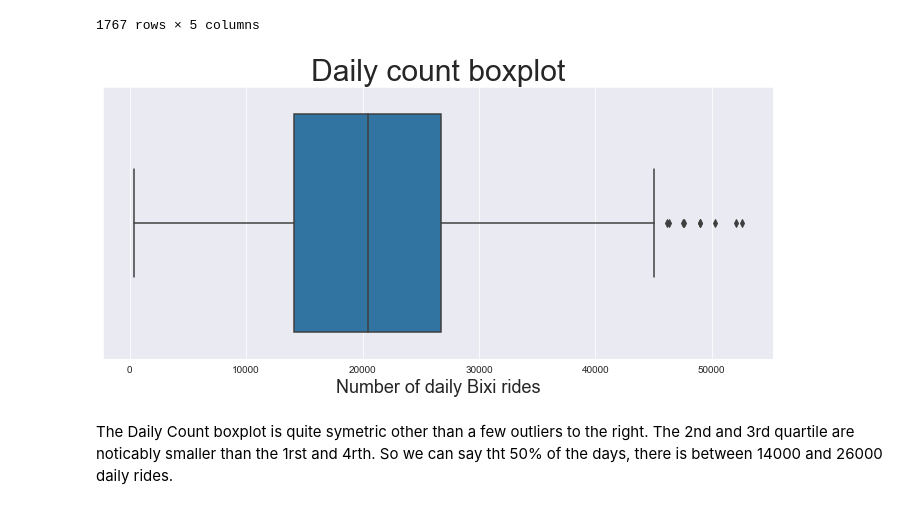
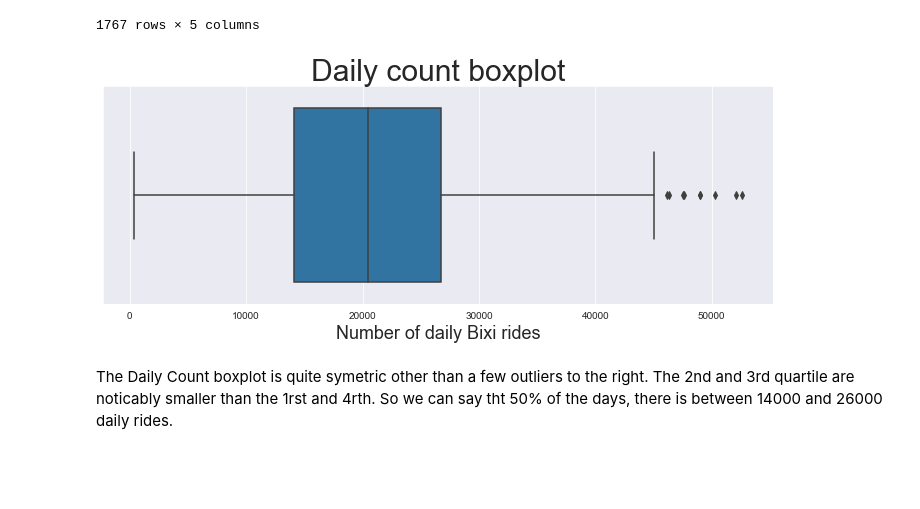
Before and after one commit to alexlangev/bixi-montreal, a Jupyter notebook: main.ipynb, the cells around one changed output. Saved outputs shown, nothing was run; the diff lists cells and outputs as text; code cells hidden in the pictures; blank space fills up the shorter version.

```diff
--- a/main.ipynb
+++ b/main.ipynb
@@ -176,14 +178,14 @@ main_df_cleaned_active
 1767 rows × 5 columns
 # %%
 sns.set_style("darkgrid")
-plt.rcParams['figure.figsize'] = 12,5
+plt.rcParams['figure.figsize'] = 12,4
 
 count_boxplot = sns.boxplot(x=main_df_cleaned_active['DAILY_COUNT'])
 count_boxplot.set_title('Daily count boxplot', fontsize= 30)
 count_boxplot.set_xlabel('Number of daily Bixi rides', fontsize = 18)
 plt.show()
 # %% [output]
-[figure, old version]
+[figure, new version]
 # %% [markdown]
 The Daily Count boxplot is quite symetric other than a few outliers to the right. The 2nd and 3rd quartile are noticably smaller than the 1rst and 4rth. So we can say tht 50% of the days, there is between 14000 and 26000 daily rides.
 # %%
```
Also changed, not shown: parts of 15 cells of this notebook.
